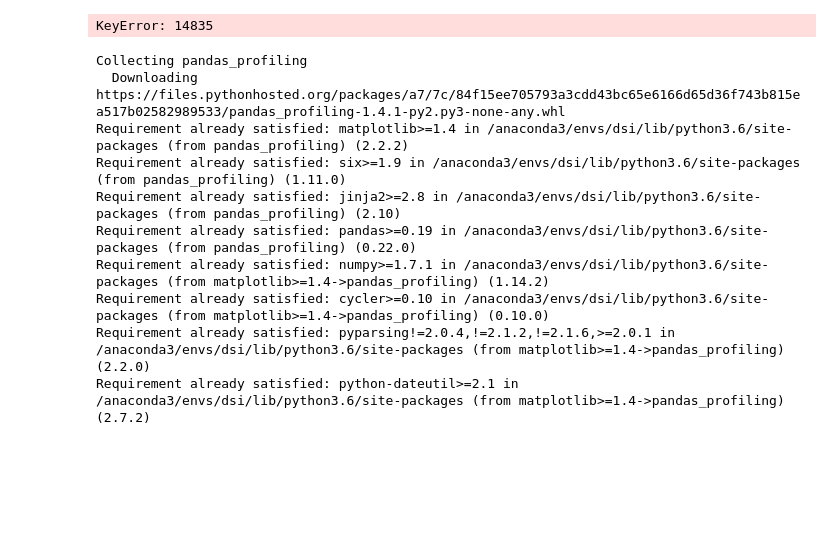
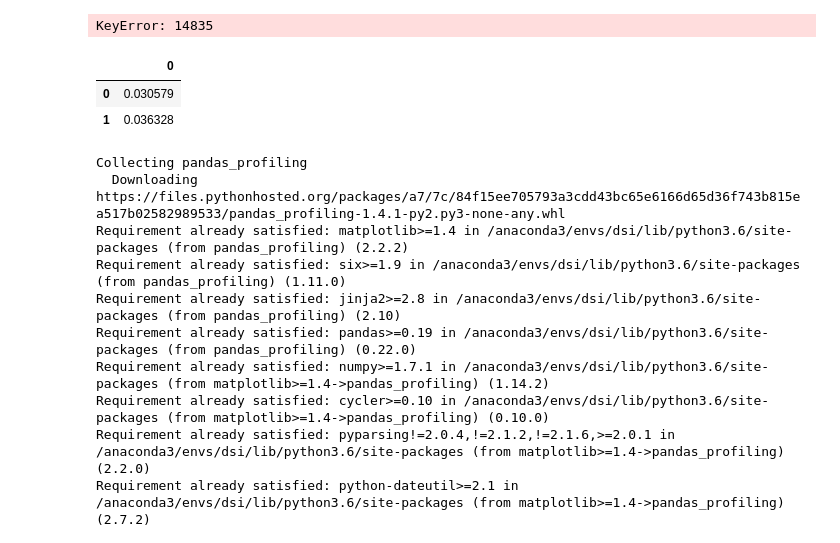
Before and after one commit to leticiabeeck/predict_west_nile_virus, a Jupyter notebook: 01.Intro(Merged team EDA).ipynb, the cells around one changed output. Drawn from its saved outputs; the diff is of its cells as text; code cells hidden in the pictures; blank space fills up the shorter version.

```diff
--- a/01.Intro(Merged team EDA).ipynb
+++ b/01.Intro(Merged team EDA).ipynb
@@ -864,6 +871,13 @@ df_dist = pd.DataFrame(dist)
 (41.9549283333333, -87.72645) (41.95446, -87.726445)
 (41.95446, -87.726445) (41.95554333
 KeyError: 14835
+# %%
+df_dist = pd.DataFrame(dist)
+df_dist.head(2)
+# %% [output]
+|  | 0 |
+| 0 | 0.030579 |
+| 1 | 0.036328 |
 # %%
 len(dist)
 # %%
```
Also changed, not shown: parts of 7 cells of this notebook, 2 other files.
